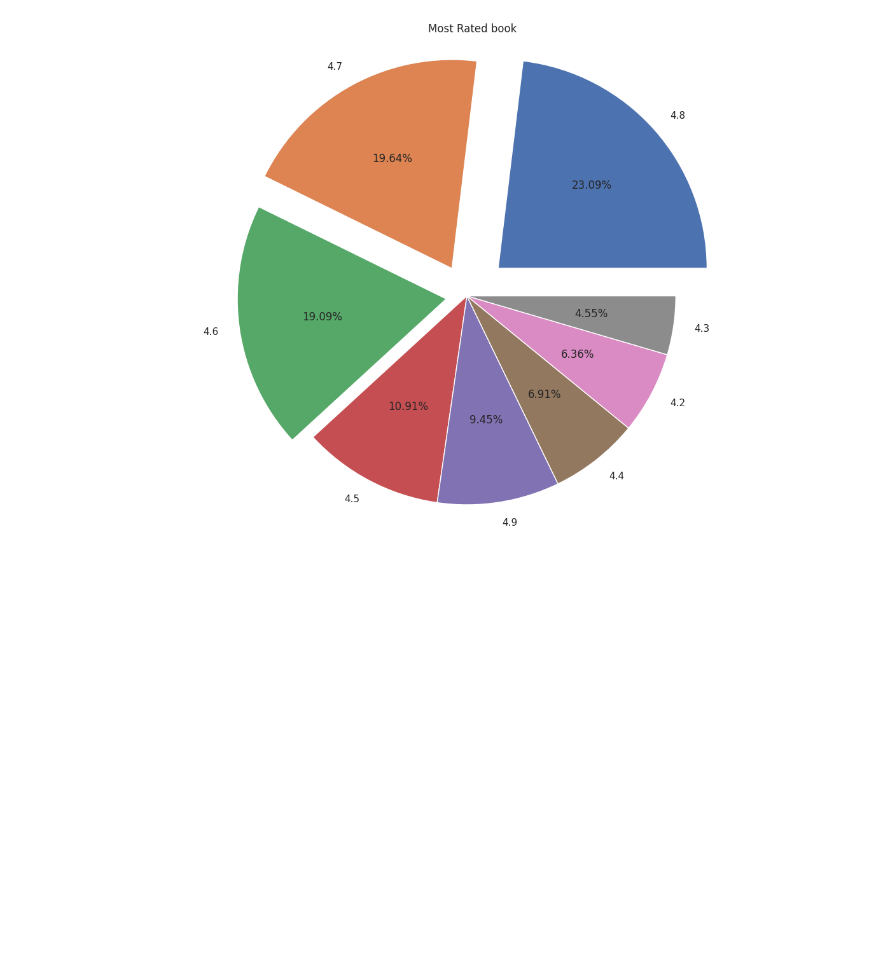
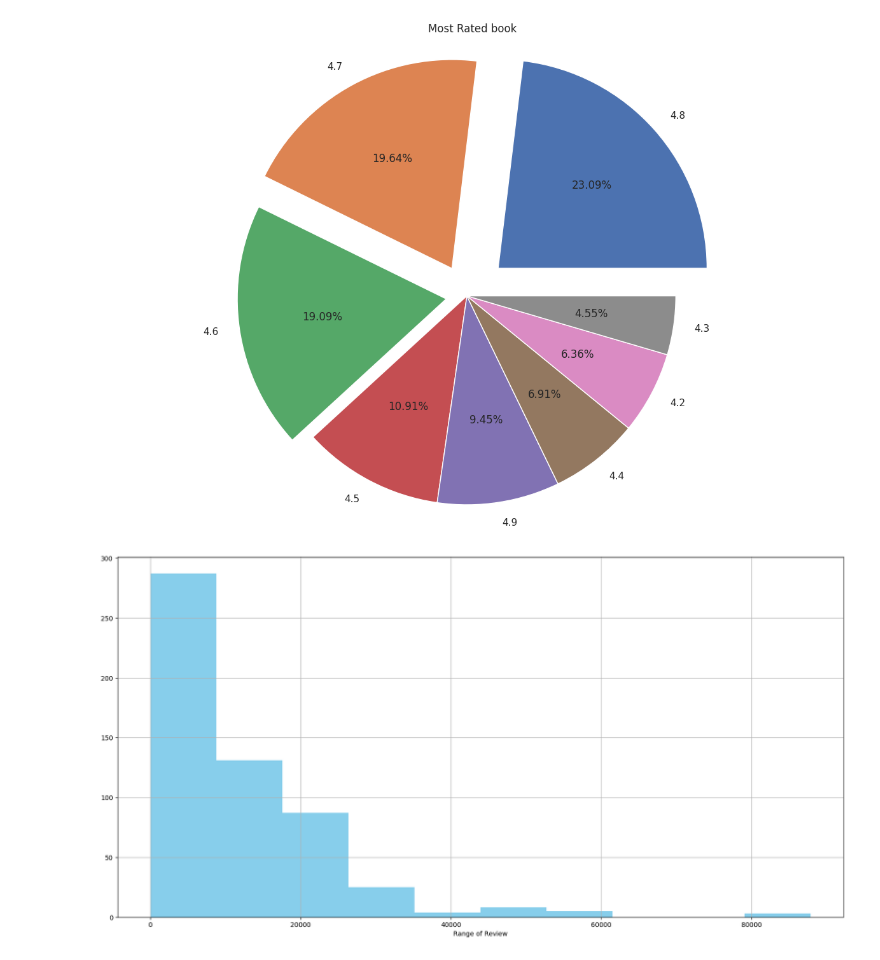
Before and after one commit to Sahil7151/my_data_science_project, a Jupyter notebook: EDA_on_Top_Selling_Books.ipynb, the cells around one changed output. Saved outputs shown, nothing was run; the diff lists cells and outputs as text; code cells hidden in the pictures; blank space fills up the shorter version.

```diff
--- a/EDA_on_Top_Selling_Books.ipynb
+++ b/EDA_on_Top_Selling_Books.ipynb
@@ -245,3 +245,12 @@ plt.title('Most Rated book')
 plt.show()
 # %% [output]
 [figure]
+# %%
+#Making a histogram
+plt.figure(figsize=(20,10))
+plt.hist(data['Reviews'],color="skyblue")
+plt.xlabel("Range of Review")
+plt.grid(True)
+plt.show()
+# %% [output]
+[figure, added]
```
Also changed, not shown: parts of 8 cells of this notebook.
